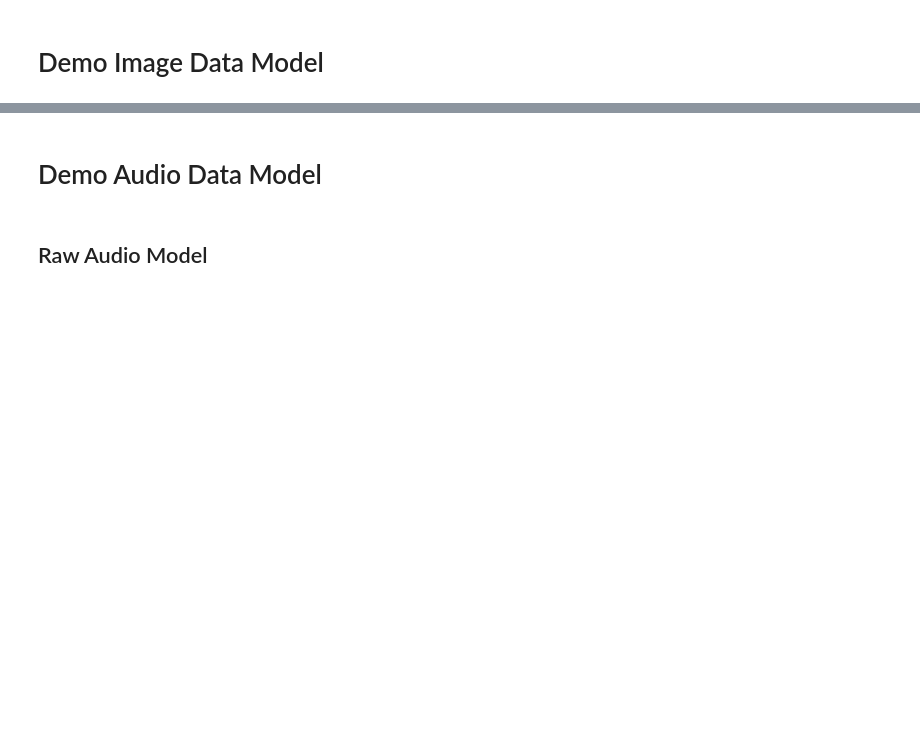
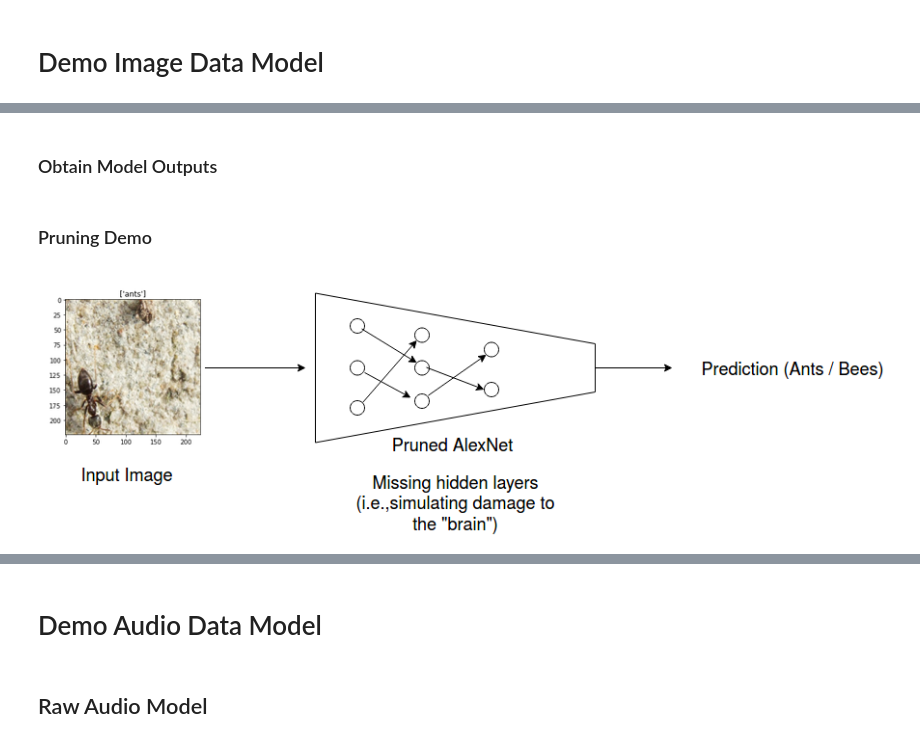
Before and after one commit to jmiano/Neural-Graceful-Degradation, a Jupyter notebook: Demo_Notebook.ipynb, the cells around one changed output, grey strips where cells are left out. Drawn from its saved outputs; the diff is of its cells as text; code cells hidden in the pictures; blank space fills up the shorter version.

```diff
--- a/Demo_Notebook.ipynb
+++ b/Demo_Notebook.ipynb
@@ -33,0 +206,8 @@ from PIL import Image
+# %% [markdown]
+### Obtain Model Outputs
+# %% [markdown]
+### Pruning Demo
+# %%
+IPython.display.display(Image.open('../../PaperFigures/AlexNet_Pruned.png'))
+# %% [output]
+[figure, added]
```
Also changed, not shown: parts of 12 cells of this notebook.
